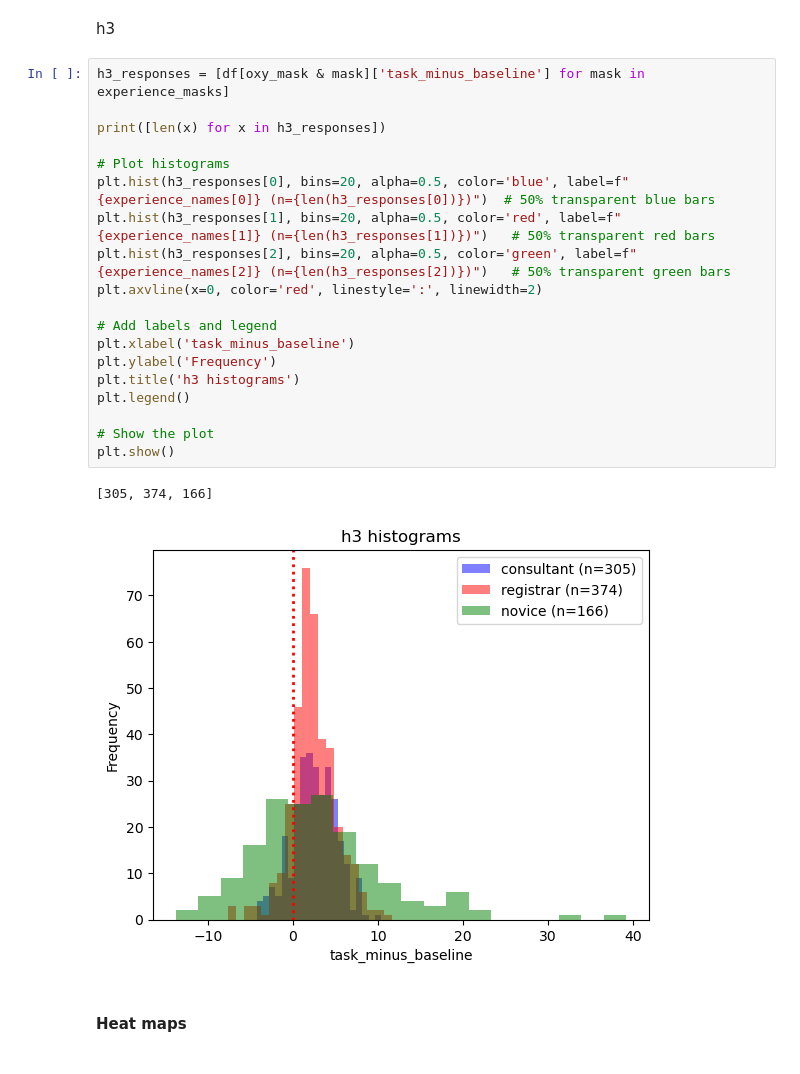
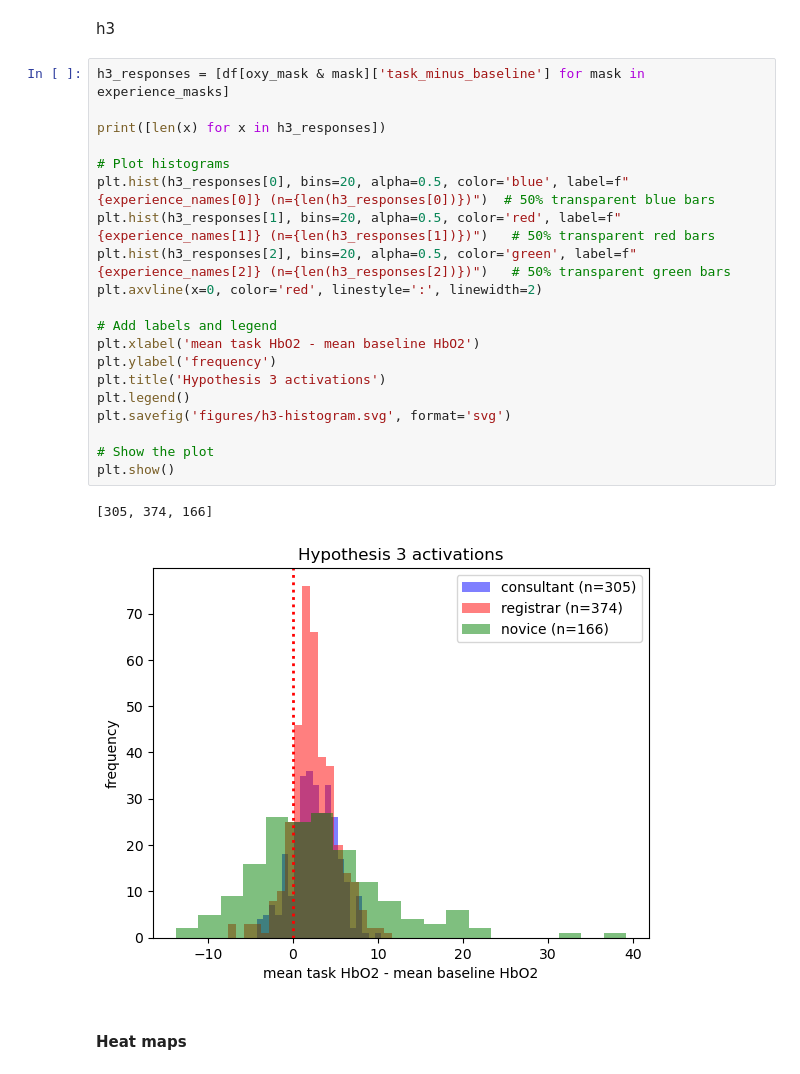
Before and after one commit to trubby22/spne-cw-2, a Jupyter notebook: code/main.ipynb, the cells around one changed output. Cells and saved outputs as stored; diff of their text form.

```diff
--- a/code/main.ipynb
+++ b/code/main.ipynb
@@ -417,25 +419,26 @@ h3
 # %%
 h3_responses = [df[oxy_mask & mask]['task_minus_baseline'] for mask in experience_masks]
 
 print([len(x) for x in h3_responses])
 
 # Plot histograms
 plt.hist(h3_responses[0], bins=20, alpha=0.5, color='blue', label=f"{experience_names[0]} (n={len(h3_responses[0])})")  # 50% transparent blue bars
 plt.hist(h3_responses[1], bins=20, alpha=0.5, color='red', label=f"{experience_names[1]} (n={len(h3_responses[1])})")   # 50% transparent red bars
 plt.hist(h3_responses[2], bins=20, alpha=0.5, color='green', label=f"{experience_names[2]} (n={len(h3_responses[2])})")   # 50% transparent green bars
 plt.axvline(x=0, color='red', linestyle=':', linewidth=2)
 
 # Add labels and legend
-plt.xlabel('task_minus_baseline')
-plt.ylabel('Frequency')
-plt.title('h3 histograms')
+plt.xlabel('mean task HbO2 - mean baseline HbO2')
+plt.ylabel('frequency')
+plt.title('Hypothesis 3 activations')
 plt.legend()
+plt.savefig('figures/h3-histogram.svg', format='svg')
 
 # Show the plot
 plt.show()
 # %% [output]
 [305, 374, 166]
-[figure, old version]
+[figure, new version]
 # %% [markdown]
 #### Heat maps
 # %% [markdown]
```
Also changed, not shown: parts of 5 cells of this notebook, 7 other files.
